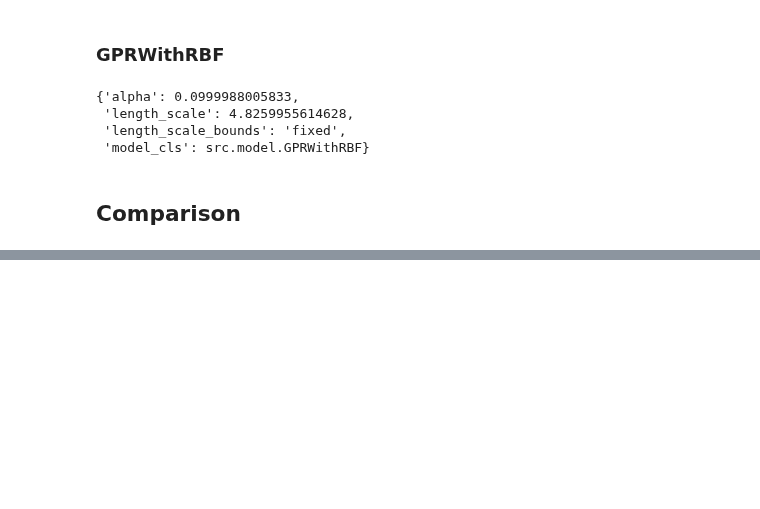
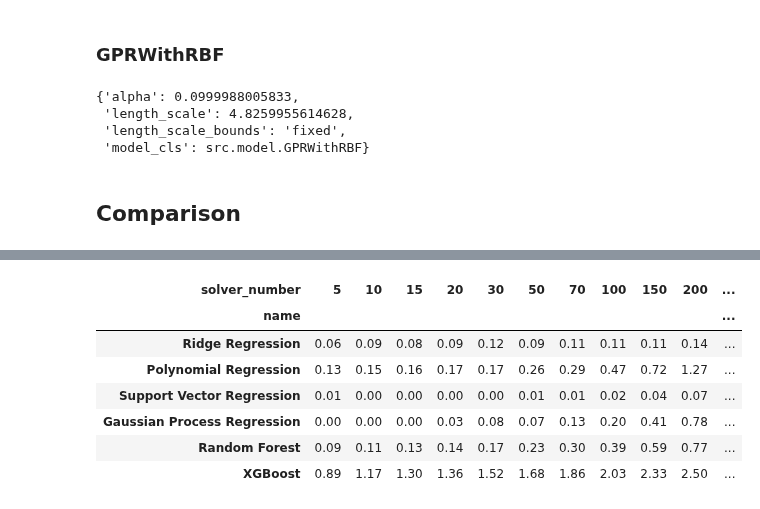
Before and after one commit to zakrzewow/raw-algorithm-portfolios, a Jupyter notebook: archive/phase1/comparison_base.ipynb, the cells around one changed output, grey strips where cells are left out. Cells and saved outputs as stored; diff of their text form; code cells hidden in the pictures; blank space fills up the shorter version.

```diff
--- a/archive/phase1/comparison_base.ipynb
+++ b/archive/phase1/comparison_base.ipynb
@@ -281,0 +282,13 @@ styled_result
+# %%
+idx = [x["name"] for x in model_info_list]
+# fit time
+result_df.pivot_table(index="name", columns="solver_number", values="fit_time", aggfunc="mean").loc[idx].style.background_gradient(cmap="coolwarm", axis=None).format(precision=2)
+# %% [output]
+| solver_number | 5 | 10 | 15 | 20 | 30 | 50 | 70 | 100 | 150 | 200 | ... |
+| name |  |  |  |  |  |  |  |  |  |  | ... |
+| Ridge Regression | 0.06 | 0.09 | 0.08 | 0.09 | 0.12 | 0.09 | 0.11 | 0.11 | 0.11 | 0.14 | ... |
+| Polynomial Regression | 0.13 | 0.15 | 0.16 | 0.17 | 0.17 | 0.26 | 0.29 | 0.47 | 0.72 | 1.27 | ... |
+| Support Vector Regression | 0.01 | 0.00 | 0.00 | 0.00 | 0.00 | 0.01 | 0.01 | 0.02 | 0.04 | 0.07 | ... |
+| Gaussian Process Regression | 0.00 | 0.00 | 0.00 | 0.03 | 0.08 | 0.07 | 0.13 | 0.20 | 0.41 | 0.78 | ... |
+| Random Forest | 0.09 | 0.11 | 0.13 | 0.14 | 0.17 | 0.23 | 0.30 | 0.39 | 0.59 | 0.77 | ... |
+| XGBoost | 0.89 | 1.17 | 1.30 | 1.36 | 1.52 | 1.68 | 1.86 | 2.03 | 2.33 | 2.50 | ... |
```
Also changed, not shown: parts of 4 cells of this notebook, 2 other files.
